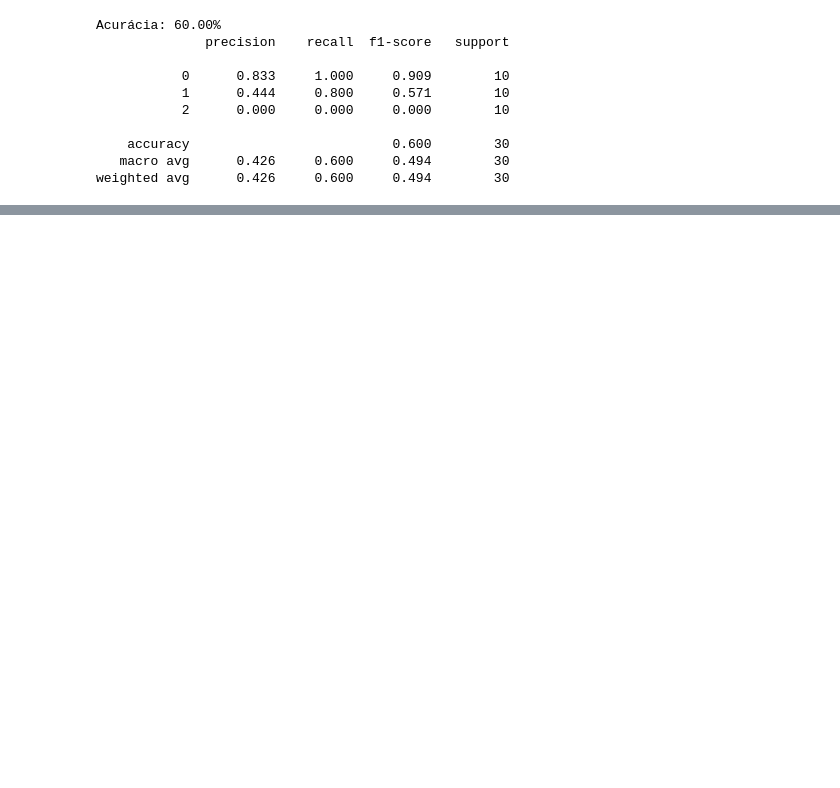
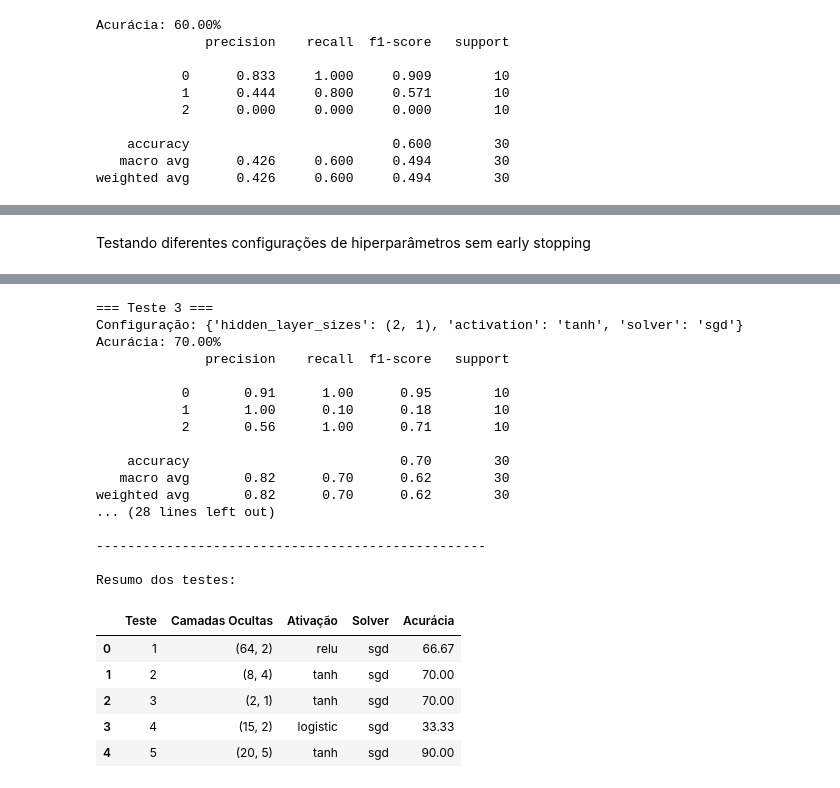
Before and after one commit to JMCVALE/ASN-ROCKS-, a Jupyter notebook: RedesNeurais_Iris.ipynb, the cells around one changed output, grey strips where cells are left out. Cells and saved outputs as stored; diff of their text form; code cells hidden in the pictures; blank space fills up the shorter version.

```diff
--- a/RedesNeurais_Iris.ipynb
+++ b/RedesNeurais_Iris.ipynb
@@ -210,0 +193,47 @@ Ativação: relu → Acurácia: 33.33%
+# %% [markdown]
+Testando diferentes configurações de hiperparâmetros sem early stopping
+# %%
+# Configurações para testar
+configs = [
+    {"hidden_layer_sizes": (64, 2), "activation": "relu", "solver": "sgd"},
+    {"hidden_layer_sizes": (8,4), "activation": "tanh", "solver": "sgd"},
+    {"hidden_layer_sizes": (2,1), "activation": "tanh", "solver": "sgd"},
+    {"hidden_layer_sizes": (15,2), "activation": "logistic", "solver": "sgd"},
+    {"hidden_layer_sizes": (20, 5), "activation": "tanh", "solver": "sgd"},
+]
+
+# Rodar os testes
+results = []
+for i, cfg in enumerate(configs, 1):
+    clf = MLPClassifier(
+        hidden_layer_sizes=cfg["hidden_layer_sizes"],
+        activation=cfg["activation"],
+        solver=cfg["solver"],
+        early_stopping=False,
+        max_iter=500,
+        random_state=42
+    )
+
+    clf.fit(X_tr_s, y_tr)
+    y_pred = clf.predict(X_te_s)
+    acc = accuracy_score(y_te, y_pred)
+
+    results.append({
+        "Teste": i,
+        "Camadas Ocultas": cfg["hidden_layer_sizes"],
+        "Ativação": cfg["activation"],
+        "Solver": cfg["solver"],
+        "Acurácia": round(acc * 100, 2)
+    })
+
+    print(f"=== Teste {i} ===")
+    print(f"Configuração: {cfg}")
+    print(f"Acurácia: {acc*100:.2f}%")
+    print(classification_report(y_te, y_pred, digits=2))
+    print("-"*50)
+
+# 5️⃣ Mostrar resumo dos resultados
+df_results = pd.DataFrame(results)
+print("\nResumo dos testes:")
+display(df_results)
+# %% [output]
@@ -210,0 +268,23 @@ Ativação: relu → Acurácia: 33.33%
+=== Teste 3 ===
+Configuração: {'hidden_layer_sizes': (2, 1), 'activation': 'tanh', 'solver': 'sgd'}
+Acurácia: 70.00%
+              precision    recall  f1-score   support
+
+           0       0.91      1.00      0.95        10
+           1       1.00      0.10      0.18        10
+           2       0.56      1.00      0.71        10
+
+    accuracy                           0.70        30
+   macro avg       0.82      0.70      0.62        30
+weighted avg       0.82      0.70      0.62        30
+... (28 lines left out)
+
+--------------------------------------------------
+
+Resumo dos testes:
+|  | Teste | Camadas Ocultas | Ativação | Solver | Acurácia |
+| 0 | 1 | (64, 2) | relu | sgd | 66.67 |
+| 1 | 2 | (8, 4) | tanh | sgd | 70.00 |
+| 2 | 3 | (2, 1) | tanh | sgd | 70.00 |
+| 3 | 4 | (15, 2) | logistic | sgd | 33.33 |
+| 4 | 5 | (20, 5) | tanh | sgd | 90.00 |
```
Also changed, not shown: parts of 14 cells of this notebook.
